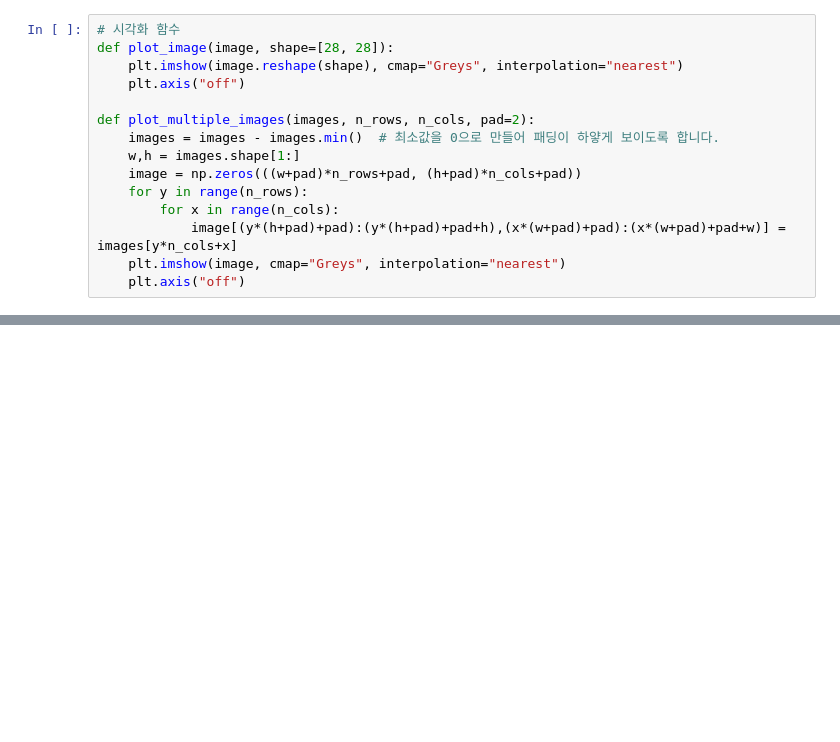
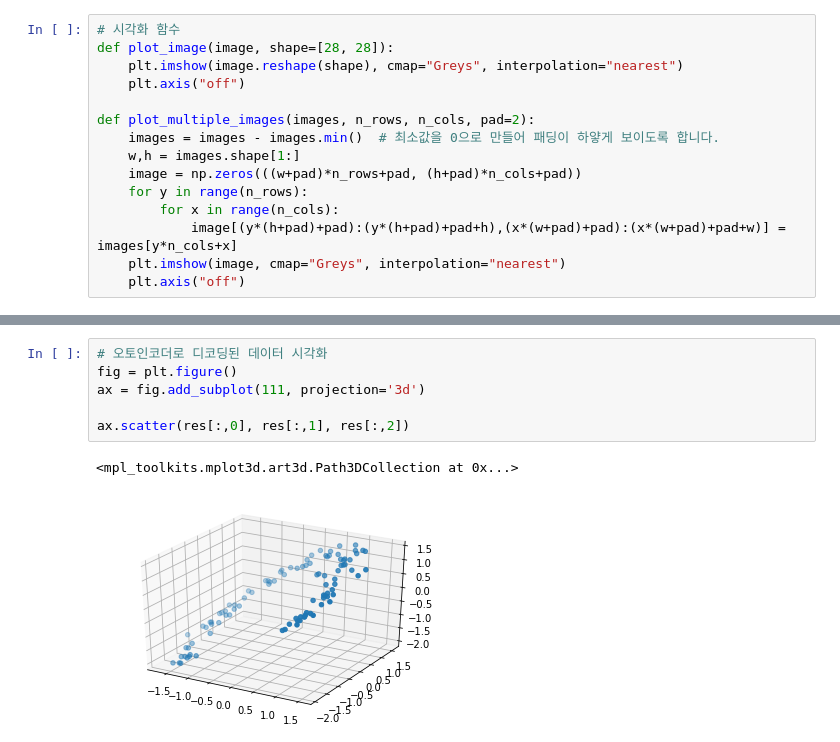
Before and after one commit to joyoon729/machine-learning, a Jupyter notebook: autoencoder/undercomplete-autoencoder.ipynb, the cells around one changed output, grey strips where cells are left out. Drawn from its saved outputs; the diff is of its cells as text; blank space fills up the shorter version.

```diff
--- a/autoencoder/undercomplete-autoencoder.ipynb
+++ b/autoencoder/undercomplete-autoencoder.ipynb
@@ -85,0 +114,9 @@ pca_val.shape : (100, 2)
+# %%
+# 오토인코더로 디코딩된 데이터 시각화
+fig = plt.figure()
+ax = fig.add_subplot(111, projection='3d')
+
+ax.scatter(res[:,0], res[:,1], res[:,2])
+# %% [output]
+<mpl_toolkits.mplot3d.art3d.Path3DCollection at 0x...>
+[figure, added]
```
Also changed, not shown: parts of 6 cells of this notebook.
